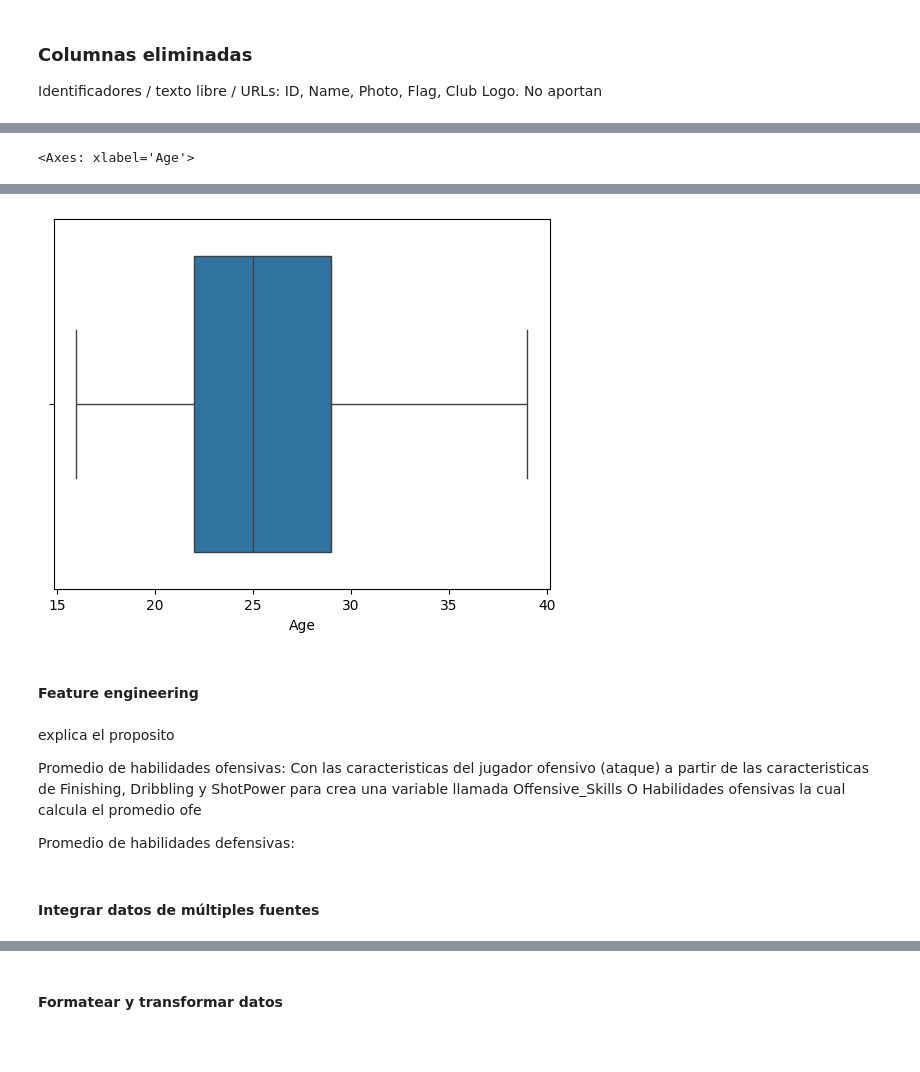
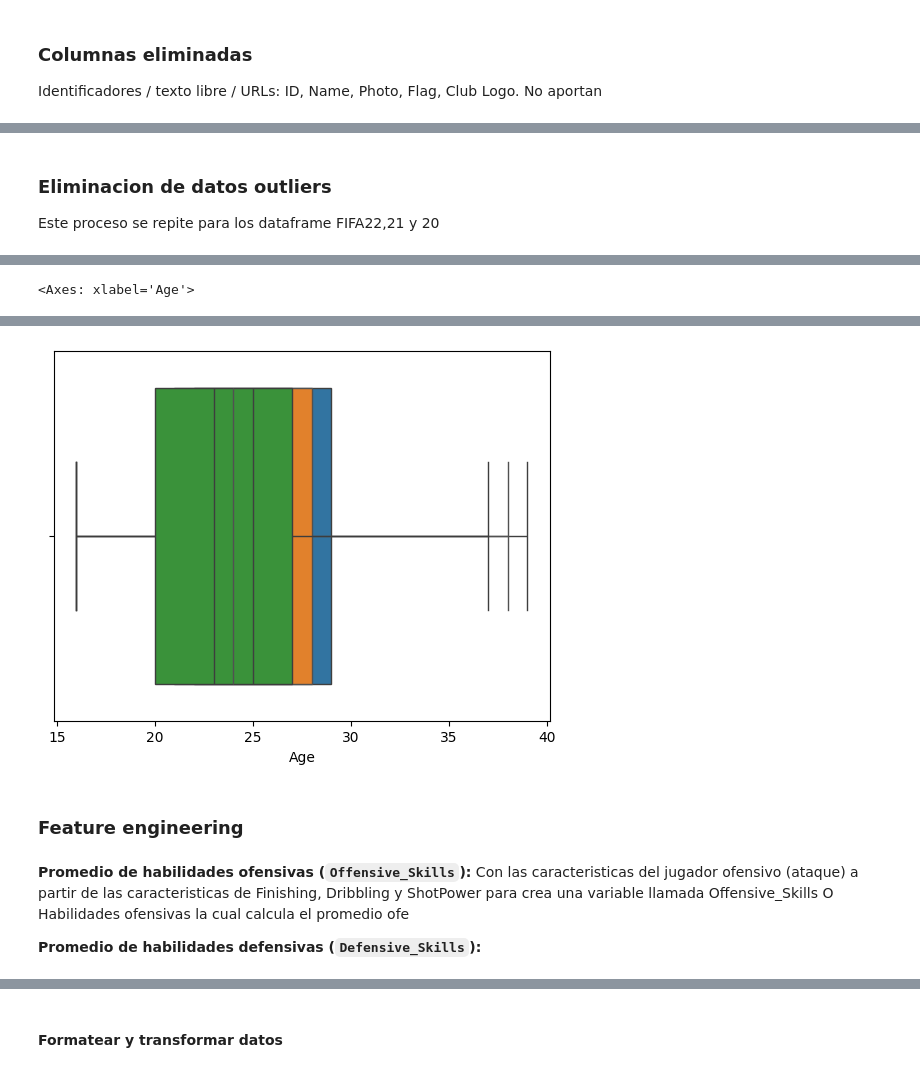
Before and after one commit to BrandonLCC/FIFA_ML_Kedro, a Jupyter notebook: machine-learning-project/notebooks/3_Data_Preparation.ipynb, the cells around one changed output, grey strips where cells are left out. Drawn from its saved outputs; the diff is of its cells as text; code cells hidden in the pictures; blank space fills up the shorter version.

Commit message:
Grandes avances en la exploracion de los datos, etapa 2, y modificaciones en la etapa 3.

```diff
--- a/machine-learning-project/notebooks/3_Data_Preparation.ipynb
+++ b/machine-learning-project/notebooks/3_Data_Preparation.ipynb
@@ -77,7 +59,3 @@ FIFA22_df.drop(columns=['Photo'], inplace=True)
 FIFA22_df.drop(columns=['Flag'], inplace=True)
 FIFA22_df.drop(columns=['Club Logo'], inplace=True)
 FIFA22_df.drop(columns=['Real Face'], inplace=True)
-
-##Columnas con una gran cantidad de valores nulos.
-FIFA22_df.drop(columns=['Loaned From'], inplace=True)
-FIFA22_df.drop(columns=['Marking'], inplace=True)
@@ -87,0 +77,2 @@ Marking es la capacidad de marcar o defender del jugador, por lo que es una cara
+# %%
+FIFA22_df['Marking'].fillna(0, inplace=True)
@@ -88,9 +117,20 @@ Marking es la capacidad de marcar o defender del jugador, por lo que es una cara
+# %% [markdown]
+### **Eliminacion de datos outliers**
+Este proceso se repite para los dataframe FIFA22,21 y 20
 # %%
 FIFA22_df.drop(FIFA22_df[FIFA22_df['Age'] >=40 ].index, inplace=True)
 FIFA22_df.shape
 sns.boxplot(x=FIFA22_df['Age'])
+
+FIFA21_df.drop(FIFA21_df[FIFA21_df['Age'] >=39 ].index, inplace=True)
+FIFA21_df.shape
+sns.boxplot(x=FIFA21_df['Age'])
+
+FIFA20_df.drop(FIFA20_df[FIFA20_df['Age'] >=38 ].index, inplace=True)
+FIFA20_df.shape
+sns.boxplot(x=FIFA20_df['Age'])
 # %% [output]
 [interactive output not drawn]
 <Axes: xlabel='Age'>
 [interactive output not drawn]
-[figure, old version]
+[figure, new version]
@@ -97,14 +141,10 @@ sns.boxplot(x=FIFA22_df['Age'])
 # %% [markdown]
-#### **Feature engineering**
+### **Feature engineering**
 # %% [markdown]
-explica el proposito
+**Promedio de habilidades ofensivas (`Offensive_Skills`):** Con las caracteristicas del jugador ofensivo (ataque) a partir de las caracteristicas de Finishing, Dribbling y ShotPower para  crea una variable llamada Offensive_Skills O Habilidades ofensivas la cual calcula el promedio ofe
 
-Promedio de habilidades ofensivas: Con las caracteristicas del jugador ofensivo (ataque) a partir de las caracteristicas de Finishing, Dribbling y ShotPower para  crea una variable llamada Offensive_Skills O Habilidades ofensivas la cual calcula el promedio ofe
-
-Promedio de habilidades defensivas:
+**Promedio de habilidades defensivas (`Defensive_Skills`):**
 # %%
 FIFA22_df['Offensive_Skills'] = FIFA22_df[['Finishing', 'Dribbling', 'ShotPower']].mean(axis=1)
 FIFA22_df['Defensive_Skills'] = FIFA22_df[['Marking', 'StandingTackle', 'SlidingTackle',
                                            'Interceptions', 'Strength', 'Aggression']].mean(axis=1)
-# %% [markdown]
-#### **Integrar datos de múltiples fuentes**
```
Also changed, not shown: parts of 24 cells of this notebook, 1 other file.
